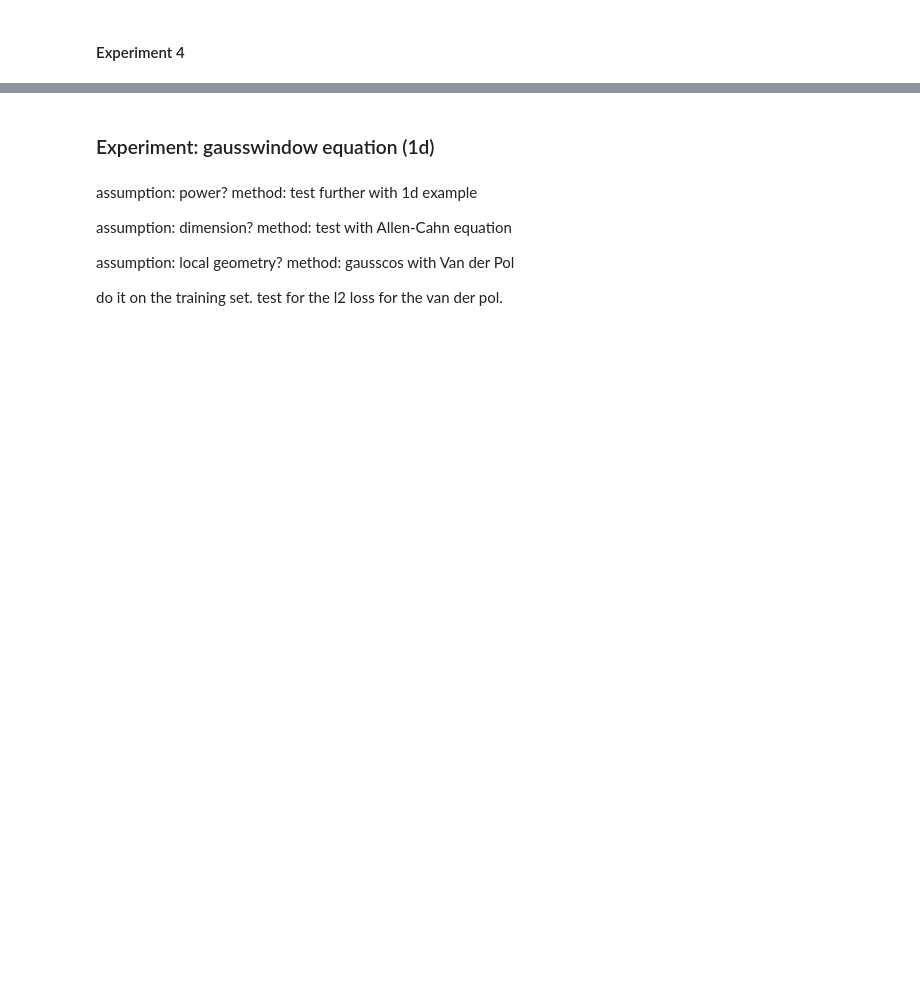
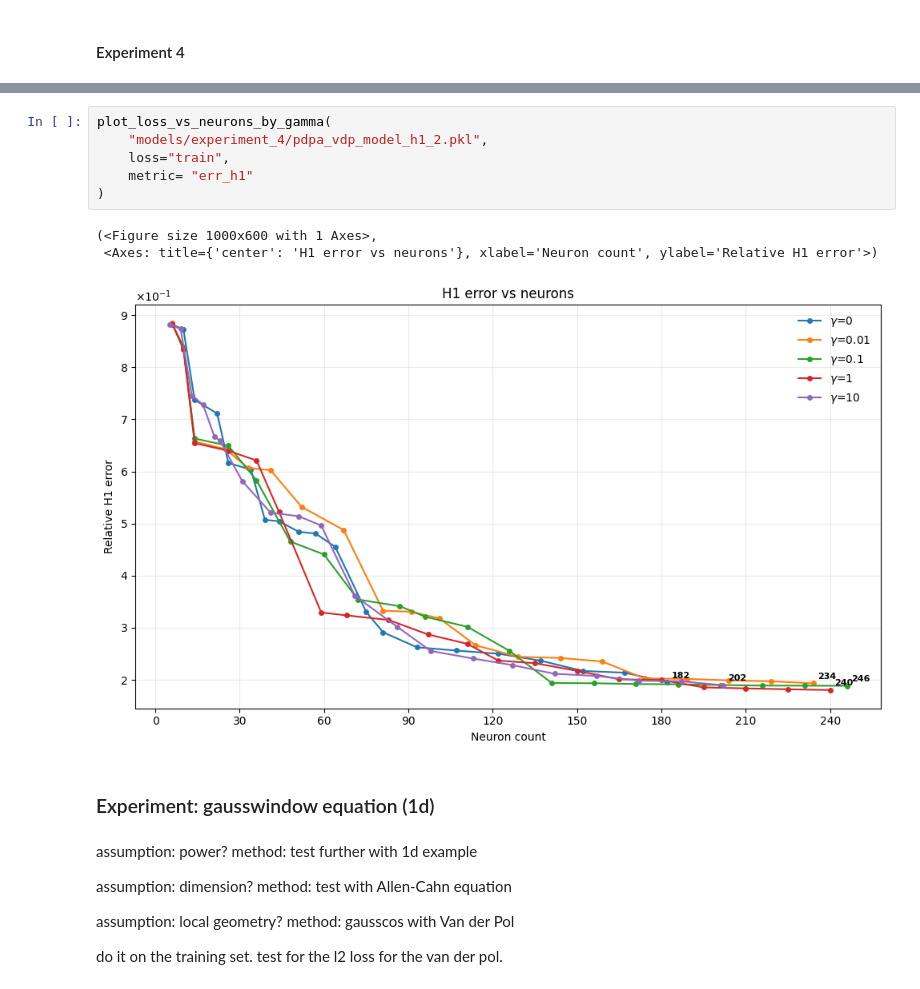
Before and after one commit to KeWu5678/NNforHJB, a Jupyter notebook: notebook/experiment_analysis.ipynb, the cells around one changed output, grey strips where cells are left out. Drawn from its saved outputs; the diff is of its cells as text; blank space fills up the shorter version.

```diff
--- a/notebook/experiment_analysis.ipynb
+++ b/notebook/experiment_analysis.ipynb
@@ -176,3 +177,13 @@ plot_loss_vs_neurons_by_gamma(
+# %%
+plot_loss_vs_neurons_by_gamma(
+    "models/experiment_4/pdpa_vdp_model_h1_2.pkl",
+    loss="train",
+    metric= "err_h1"
+)
+# %% [output]
+(<Figure size 1000x600 with 1 Axes>,
+ <Axes: title={'center': 'H1 error vs neurons'}, xlabel='Neuron count', ylabel='Relative H1 error'>)
+[figure, added]
 # %% [markdown]
 ### Experiment: gausswindow equation (1d)
 # %% [markdown]
```
Also changed, not shown: parts of 15 cells of this notebook, 3 other files.
